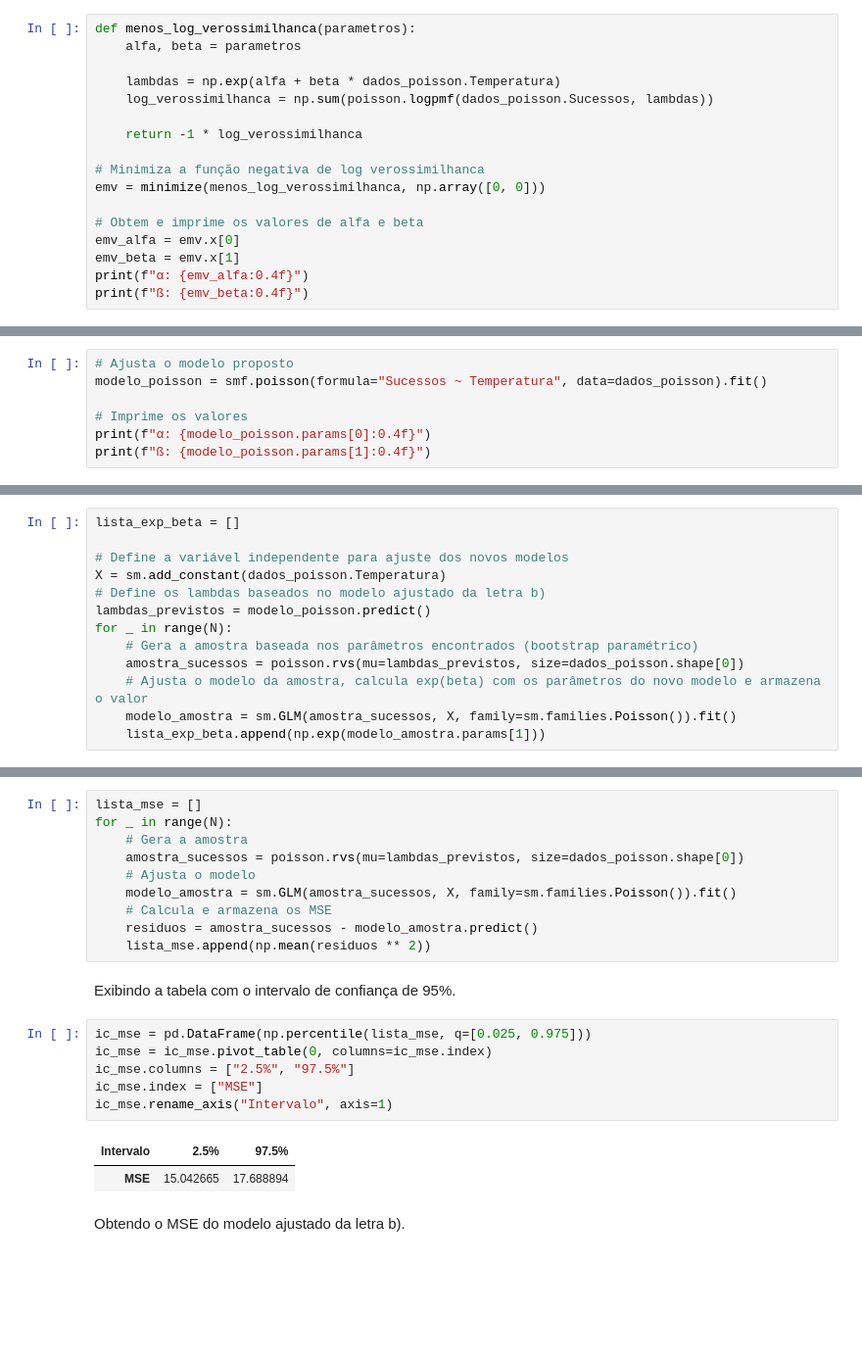
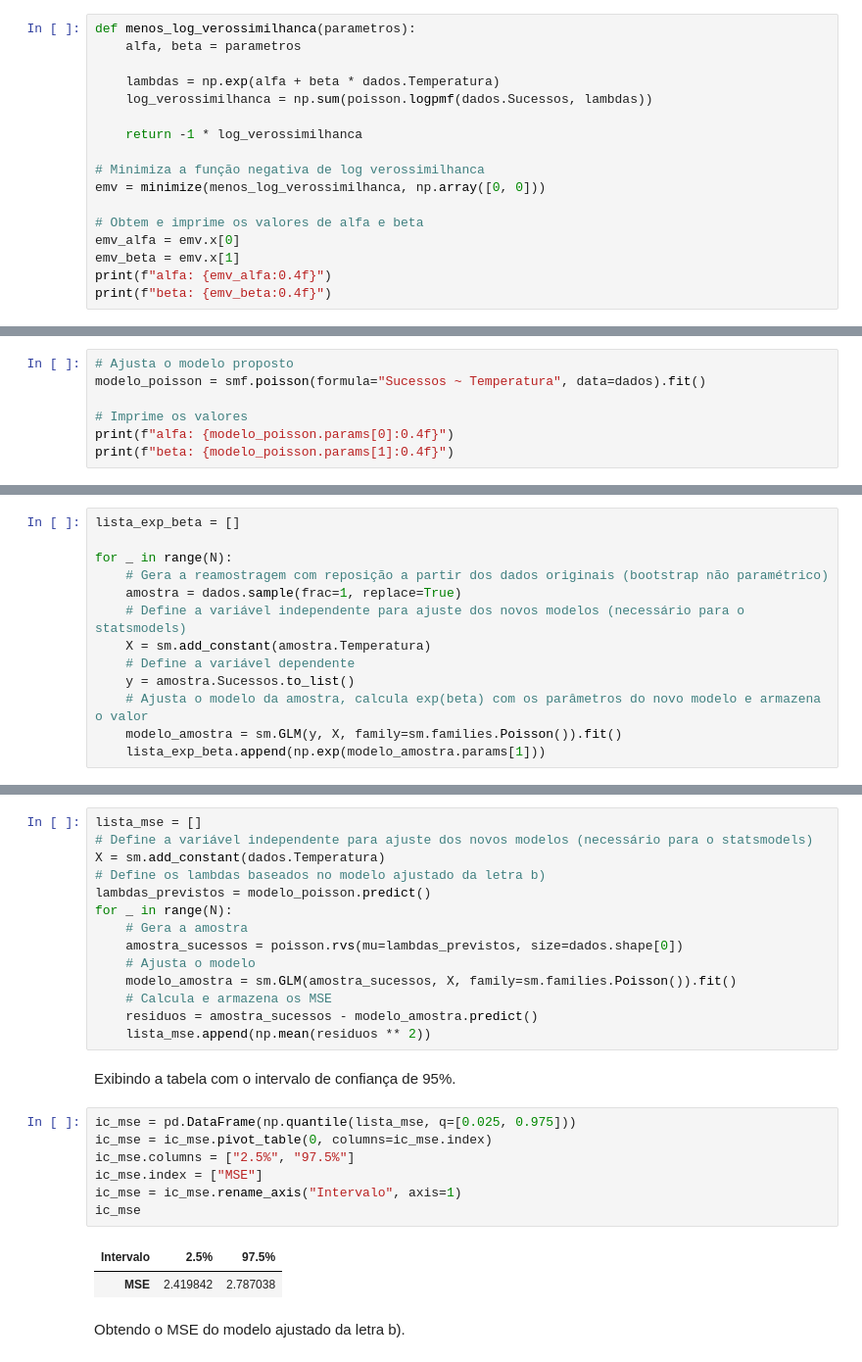
Before and after one commit to pauloceliojr/mcimd-listas, a Jupyter notebook: Lista 2/Lista_2.ipynb, the cells around one changed output, grey strips where cells are left out. Shown: that part at 98% size. Saved outputs shown, nothing was run; the diff lists cells and outputs as text; blank space fills up the shorter version.

```diff
--- a/Lista 2/Lista_2.ipynb
+++ b/Lista 2/Lista_2.ipynb
@@ -171,8 +165,8 @@ Definindo e minimizando a função negativa de log-verossimilhança (na prática
 def menos_log_verossimilhanca(parametros):
     alfa, beta = parametros
 
-    lambdas = np.exp(alfa + beta * dados_poisson.Temperatura)
-    log_verossimilhanca = np.sum(poisson.logpmf(dados_poisson.Sucessos, lambdas))
+    lambdas = np.exp(alfa + beta * dados.Temperatura)
+    log_verossimilhanca = np.sum(poisson.logpmf(dados.Sucessos, lambdas))
 
     return -1 * log_verossimilhanca
 
@@ -182,6 +176,6 @@ emv = minimize(menos_log_verossimilhanca, np.array([0, 0]))
 # Obtem e imprime os valores de alfa e beta
 emv_alfa = emv.x[0]
 emv_beta = emv.x[1]
-print(f"α: {emv_alfa:0.4f}")
-print(f"ß: {emv_beta:0.4f}")
+print(f"alfa: {emv_alfa:0.4f}")
+print(f"beta: {emv_beta:0.4f}")
 # %% [output]
@@ -191,10 +185,10 @@ print(f"ß: {emv_beta:0.4f}")
 Comparando o resultado da maximização da função de log-verossimilhança com os valores de alfa e beta gerados pela biblioteca *statsmodels*.
 # %%
 # Ajusta o modelo proposto
-modelo_poisson = smf.poisson(formula="Sucessos ~ Temperatura", data=dados_poisson).fit()
+modelo_poisson = smf.poisson(formula="Sucessos ~ Temperatura", data=dados).fit()
 
 # Imprime os valores
-print(f"α: {modelo_poisson.params[0]:0.4f}")
-print(f"ß: {modelo_poisson.params[1]:0.4f}")
+print(f"alfa: {modelo_poisson.params[0]:0.4f}")
+print(f"beta: {modelo_poisson.params[1]:0.4f}")
 # %% [output]
 Optimization terminated successfully.
@@ -243,15 +236,15 @@ Executando o bootstrap paramétrico 10.000 vezes (N) para o modelo ajustado na l
 # %%
 lista_exp_beta = []
 
-# Define a variável independente para ajuste dos novos modelos
-X = sm.add_constant(dados_poisson.Temperatura)
-# Define os lambdas baseados no modelo ajustado da letra b)
-lambdas_previstos = modelo_poisson.predict()
 for _ in range(N):
-    # Gera a amostra baseada nos parâmetros encontrados (bootstrap paramétrico)
-    amostra_sucessos = poisson.rvs(mu=lambdas_previstos, size=dados_poisson.shape[0])
+    # Gera a reamostragem com reposição a partir dos dados originais (bootstrap não paramétrico)
+    amostra = dados.sample(frac=1, replace=True)
+    # Define a variável independente para ajuste dos novos modelos (necessário para o statsmodels)
+    X = sm.add_constant(amostra.Temperatura)
+    # Define a variável dependente
+    y = amostra.Sucessos.to_list()
     # Ajusta o modelo da amostra, calcula exp(beta) com os parâmetros do novo modelo e armazena o valor
-    modelo_amostra = sm.GLM(amostra_sucessos, X, family=sm.families.Poisson()).fit()
+    modelo_amostra = sm.GLM(y, X, family=sm.families.Poisson()).fit()
     lista_exp_beta.append(np.exp(modelo_amostra.params[1]))
 # %% [markdown]
 Exibindo a tabela com o intervalo de confiança de 95%.
@@ -278,9 +272,13 @@ Faça um diagnóstico do modelo via simulação. Para tanto, gere dados sintéti
 Executando a simulação 10.000 (N) vezes com dados sintéticos e ajustados em novos modelos, e construindo o intervalo de confiança para os MSE obtidos na simulação.
 # %%
 lista_mse = []
+# Define a variável independente para ajuste dos novos modelos (necessário para o statsmodels)
+X = sm.add_constant(dados.Temperatura)
+# Define os lambdas baseados no modelo ajustado da letra b)
+lambdas_previstos = modelo_poisson.predict()
 for _ in range(N):
     # Gera a amostra
-    amostra_sucessos = poisson.rvs(mu=lambdas_previstos, size=dados_poisson.shape[0])
+    amostra_sucessos = poisson.rvs(mu=lambdas_previstos, size=dados.shape[0])
     # Ajusta o modelo
     modelo_amostra = sm.GLM(amostra_sucessos, X, family=sm.families.Poisson()).fit()
     # Calcula e armazena os MSE
@@ -289,14 +287,15 @@ for _ in range(N):
 # %% [markdown]
 Exibindo a tabela com o intervalo de confiança de 95%.
 # %%
-ic_mse = pd.DataFrame(np.percentile(lista_mse, q=[0.025, 0.975]))
+ic_mse = pd.DataFrame(np.quantile(lista_mse, q=[0.025, 0.975]))
 ic_mse = ic_mse.pivot_table(0, columns=ic_mse.index)
 ic_mse.columns = ["2.5%", "97.5%"]
 ic_mse.index = ["MSE"]
-ic_mse.rename_axis("Intervalo", axis=1)
+ic_mse = ic_mse.rename_axis("Intervalo", axis=1)
+ic_mse
 # %% [output]
 | Intervalo | 2.5% | 97.5% |
-| MSE | 15.042665 | 17.688894 |
+| MSE | 2.419842 | 2.787038 |
 # %% [markdown]
 Obtendo o MSE do modelo ajustado da letra b).
 # %%
```
Also changed, not shown: parts of 18 cells of this notebook.
